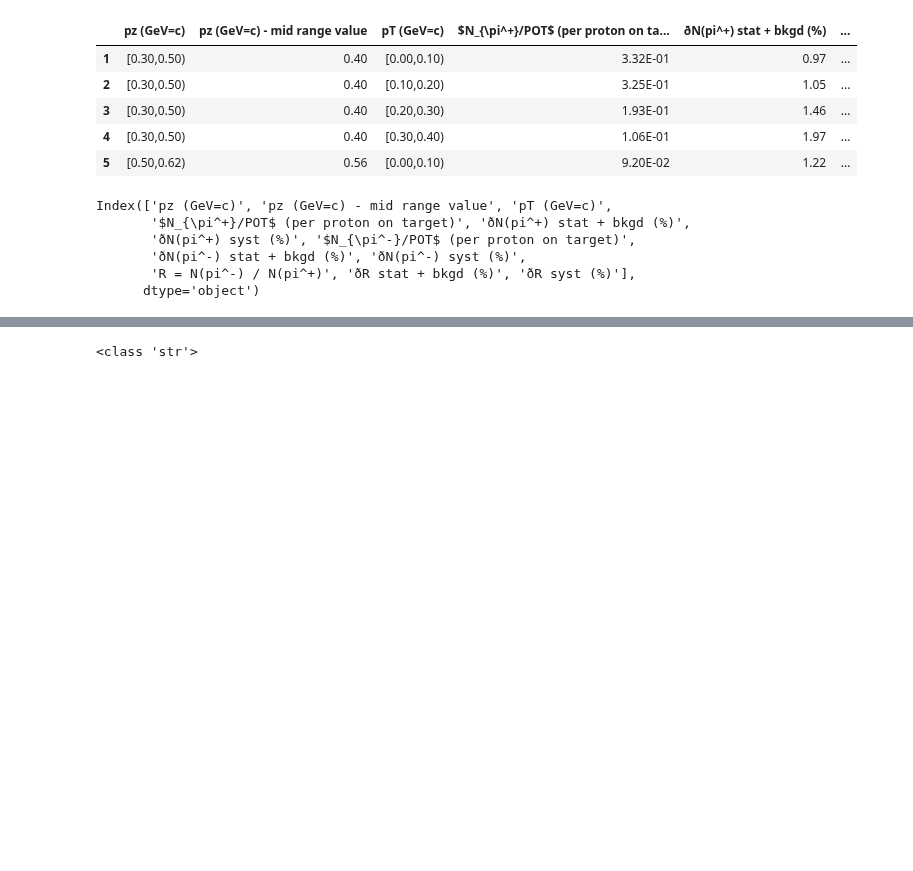
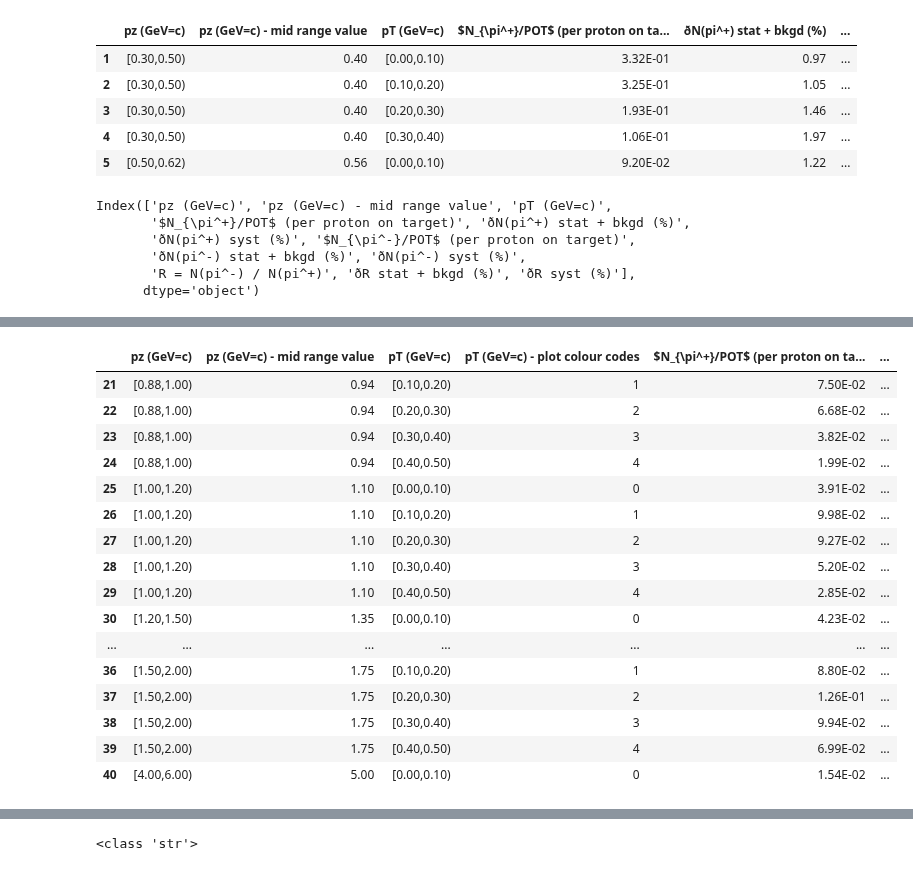
Before and after one commit to MrD0balina/Fourth-Year-Project---Neutrino-Oscillations, a Jupyter notebook: Week_6_Adding_Weighting_to_Pions_AND_establishing_the_exact_angular_offset_of_different_parts_of_the_detector.ipynb, the cells around one changed output, grey strips where cells are left out. Saved outputs shown, nothing was run; the diff lists cells and outputs as text; code cells hidden in the pictures; blank space fills up the shorter version.

```diff
--- a/Week_6_Adding_Weighting_to_Pions_AND_establishing_the_exact_angular_offset_of_different_parts_of_the_detector.ipynb
+++ b/Week_6_Adding_Weighting_to_Pions_AND_establishing_the_exact_angular_offset_of_different_parts_of_the_detector.ipynb
@@ -572,0 +604,20 @@ display(Pion_Plots_df1.head(5))
+# %%
+display(Pion_Plots_df1[20:40])
+# %% [output]
+|  | pz (GeV=c) | pz (GeV=c) - mid range value | pT (GeV=c) | pT (GeV=c) - plot colour codes | $N_{\pi^+}/POT$ (per proton on ta... | ... |
+| 21 | [0.88,1.00) | 0.94 | [0.10,0.20) | 1 | 7.50E-02 | ... |
+| 22 | [0.88,1.00) | 0.94 | [0.20,0.30) | 2 | 6.68E-02 | ... |
+| 23 | [0.88,1.00) | 0.94 | [0.30,0.40) | 3 | 3.82E-02 | ... |
+| 24 | [0.88,1.00) | 0.94 | [0.40,0.50) | 4 | 1.99E-02 | ... |
+| 25 | [1.00,1.20) | 1.10 | [0.00,0.10) | 0 | 3.91E-02 | ... |
+| 26 | [1.00,1.20) | 1.10 | [0.10,0.20) | 1 | 9.98E-02 | ... |
+| 27 | [1.00,1.20) | 1.10 | [0.20,0.30) | 2 | 9.27E-02 | ... |
+| 28 | [1.00,1.20) | 1.10 | [0.30,0.40) | 3 | 5.20E-02 | ... |
+| 29 | [1.00,1.20) | 1.10 | [0.40,0.50) | 4 | 2.85E-02 | ... |
+| 30 | [1.20,1.50) | 1.35 | [0.00,0.10) | 0 | 4.23E-02 | ... |
+| ... | ... | ... | ... | ... | ... | ... |
+| 36 | [1.50,2.00) | 1.75 | [0.10,0.20) | 1 | 8.80E-02 | ... |
+| 37 | [1.50,2.00) | 1.75 | [0.20,0.30) | 2 | 1.26E-01 | ... |
+| 38 | [1.50,2.00) | 1.75 | [0.30,0.40) | 3 | 9.94E-02 | ... |
+| 39 | [1.50,2.00) | 1.75 | [0.40,0.50) | 4 | 6.99E-02 | ... |
+| 40 | [4.00,6.00) | 5.00 | [0.00,0.10) | 0 | 1.54E-02 | ... |
```
Also changed, not shown: parts of 15 cells of this notebook.
